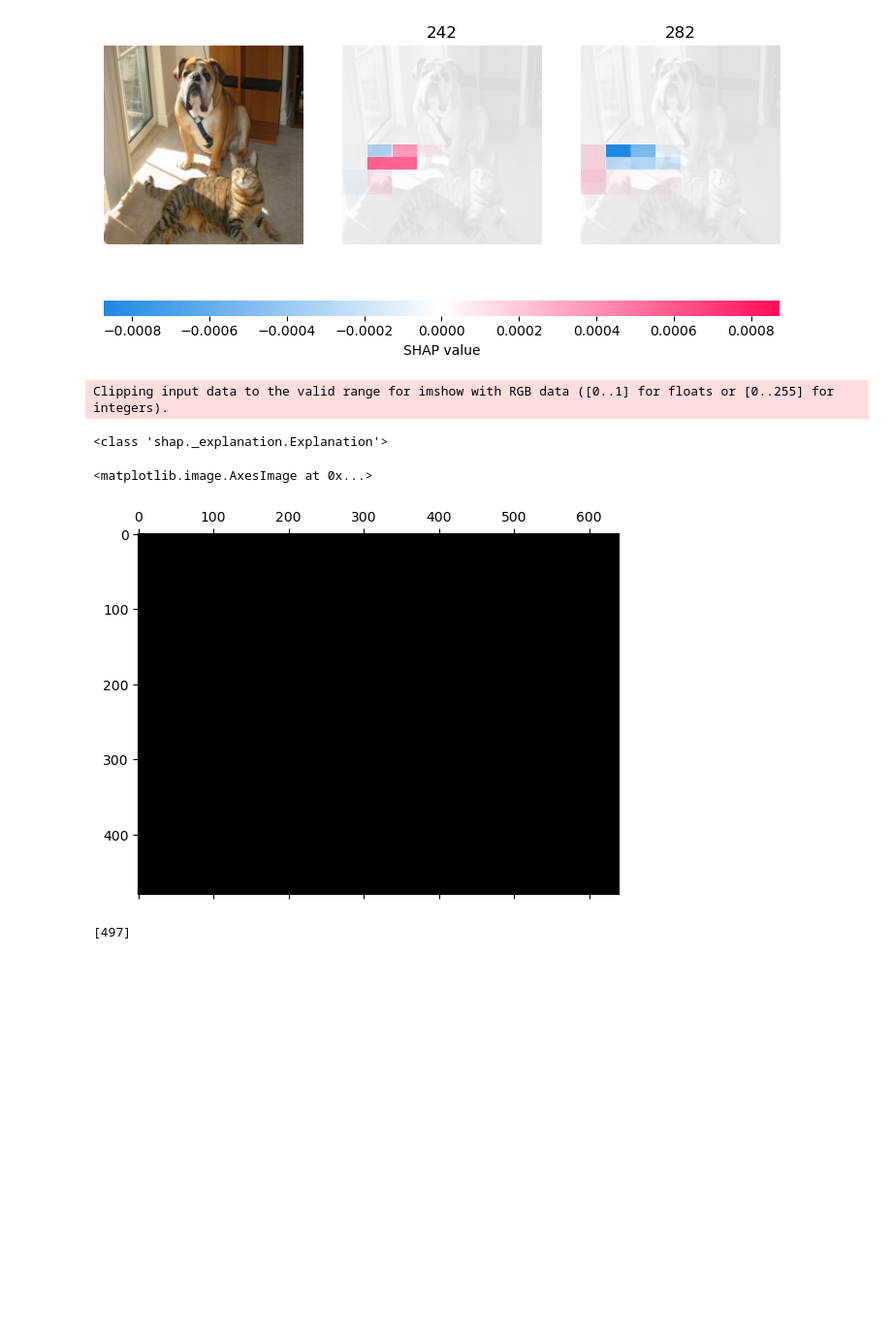
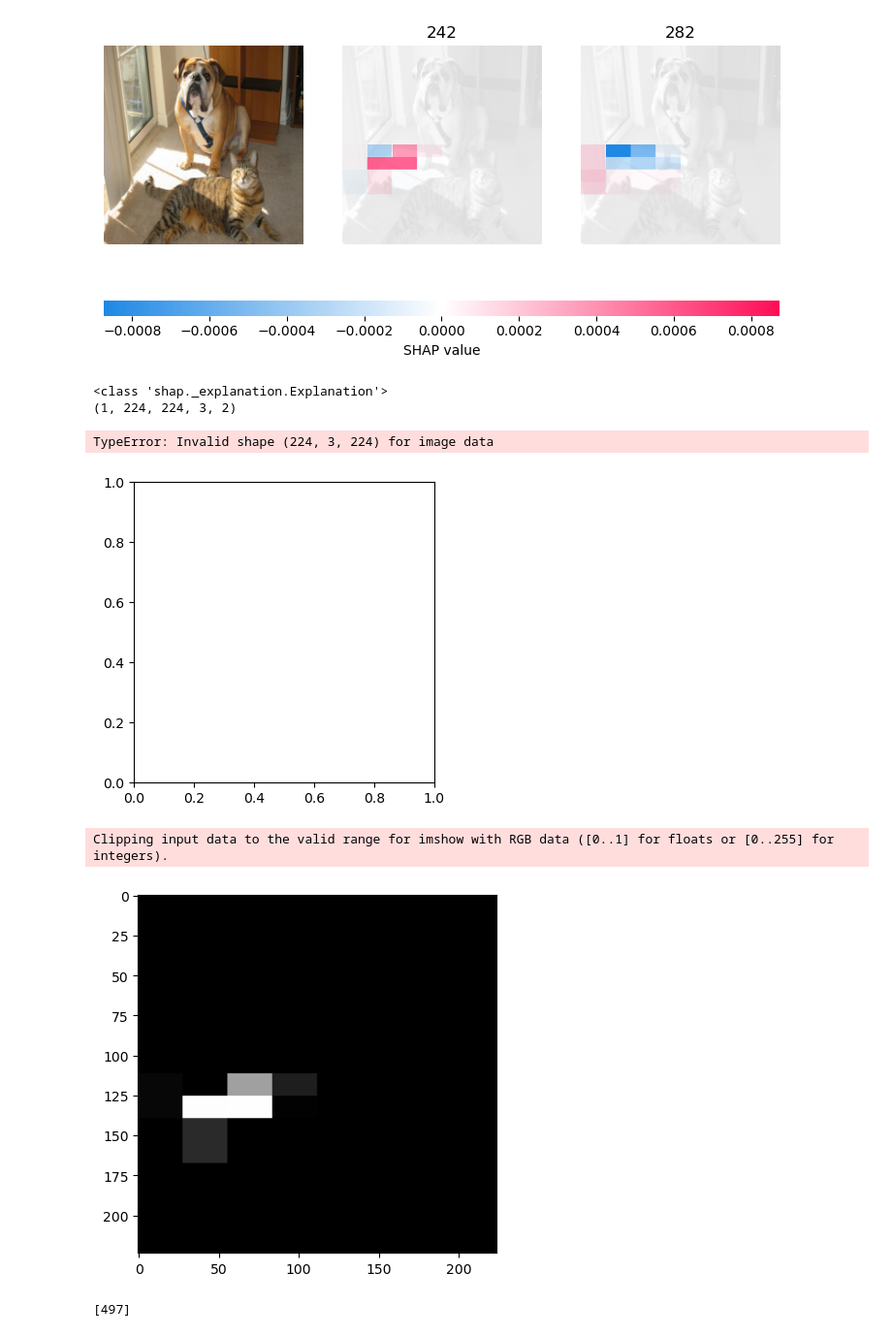
Before and after one commit to zhiyuan5986/CS3612-Machine-Learning-Final-Project, a Jupyter notebook: Task3/Task3.5.ipynb, the cells around one changed output. Shown at 97% size. Cells and saved outputs as stored; diff of their text form; code cells hidden in the pictures; blank space fills up the shorter version.

```diff
--- a/Task3/Task3.5.ipynb
+++ b/Task3/Task3.5.ipynb
@@ -118,13 +118,25 @@ array([[[[[-2.50311157e-07, -3.70353766e-07],
 [figure]
 # %%
 print(type(shap_values))
+print(shap_values.values.shape)
+
 # print(shap_values.values = (shap_values.values * 255).astype(np.uint8))
 plt.matshow(shap_values.values.squeeze(axis=0)[:,:,:,0].transpose(1,2,0) * 255)
 # %% [output]
-Clipping input data to the valid range for imshow with RGB data ([0..1] for floats or [0..255] for integers).
+<class 'shap._explanation.Explanation'>
+(1, 224, 224, 3, 2)
-<class 'shap._explanation.Explanation'>
+TypeError: Invalid shape (224, 3, 224) for image data
-<matplotlib.image.AxesImage at 0x...>
-[figure, old version]
+[figure, new version]
+# %%
+def visualize(shap_values):
+    shap_value = shap_values.values.squeeze(0)[:,:,:,0] # label 242
+    shap_value /= np.abs(shap_value).max()
+    plt.imshow(shap_value, cmap="bwr")
+
+visualize(shap_values)
+# %% [output]
+Clipping input data to the valid range for imshow with RGB data ([0..1] for floats or [0..255] for integers).
+[figure, added]
 # %%
 logits = model.forward(torch.from_numpy(cat_dog[np.newaxis, :]).permute(0,3,1,2).type(torch.float).to(args["device"])).cpu().detach().numpy().astype(np.float32)
 pred = logits.argmax(axis=1)
```
Also changed, not shown: parts of 1 cell of this notebook, 14 other files.
